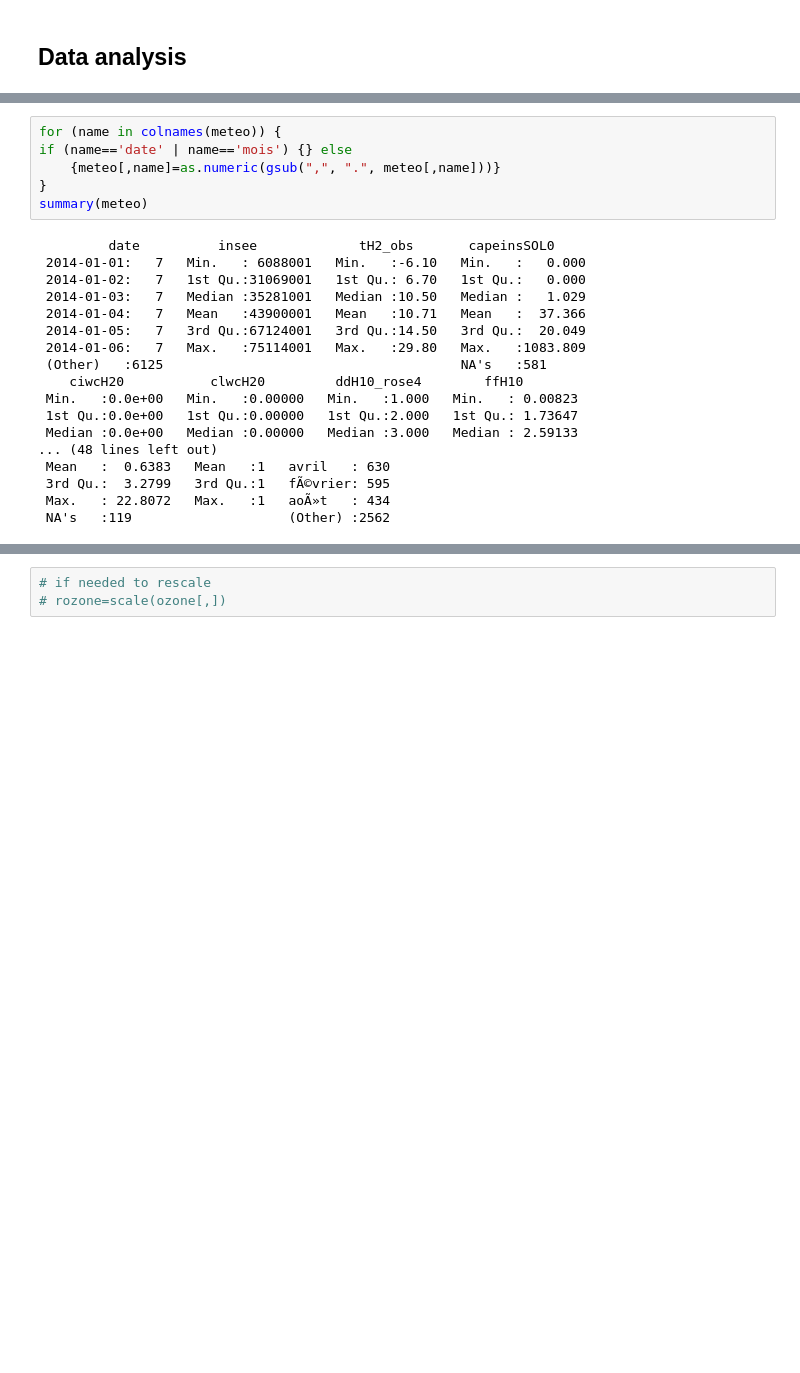
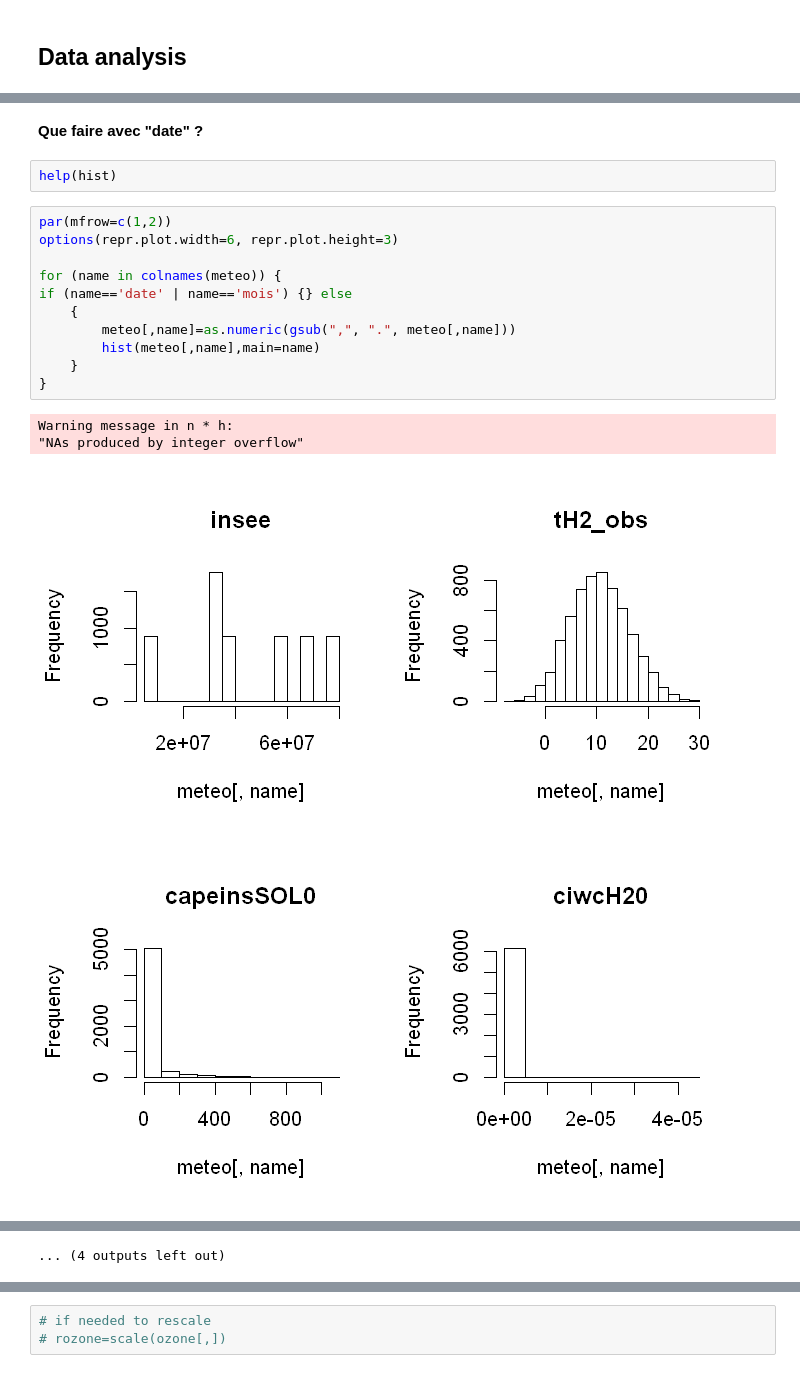
Before and after one commit to CangelosiQ/Defi, a Jupyter notebook: Data_Analysis_R.ipynb, the cells around one changed output, grey strips where cells are left out. Drawn from its saved outputs; the diff is of its cells as text; blank space fills up the shorter version.

```diff
--- a/Data_Analysis_R.ipynb
+++ b/Data_Analysis_R.ipynb
@@ -68,24 +75,20 @@ summary(meteo)
+# %% [markdown]
+**Que faire avec "date" ?**
+# %%
+help(hist)
 # %%
+par(mfrow=c(1,2))
+options(repr.plot.width=6, repr.plot.height=3)
+
 for (name in colnames(meteo)) {
 if (name=='date' | name=='mois') {} else
-    {meteo[,name]=as.numeric(gsub(",", ".", meteo[,name]))}
+    {
+        meteo[,name]=as.numeric(gsub(",", ".", meteo[,name]))
+        hist(meteo[,name],main=name)
+    }
 }
-summary(meteo)
 # %% [output]
-         date          insee             tH2_obs       capeinsSOL0
- 2014-01-01:   7   Min.   : 6088001   Min.   :-6.10   Min.   :   0.000
- 2014-01-02:   7   1st Qu.:31069001   1st Qu.: 6.70   1st Qu.:   0.000
- 2014-01-03:   7   Median :35281001   Median :10.50   Median :   1.029
- 2014-01-04:   7   Mean   :43900001   Mean   :10.71   Mean   :  37.366
- 2014-01-05:   7   3rd Qu.:67124001   3rd Qu.:14.50   3rd Qu.:  20.049
- 2014-01-06:   7   Max.   :75114001   Max.   :29.80   Max.   :1083.809
- (Other)   :6125                                      NA's   :581
-    ciwcH20           clwcH20         ddH10_rose4        ffH10
- Min.   :0.0e+00   Min.   :0.00000   Min.   :1.000   Min.   : 0.00823
- 1st Qu.:0.0e+00   1st Qu.:0.00000   1st Qu.:2.000   1st Qu.: 1.73647
- Median :0.0e+00   Median :0.00000   Median :3.000   Median : 2.59133
-... (48 lines left out)
- Mean   :  0.6383   Mean   :1   avril   : 630
- 3rd Qu.:  3.2799   3rd Qu.:1   fÃ©vrier: 595
- Max.   : 22.8072   Max.   :1   aoÃ»t   : 434
- NA's   :119                    (Other) :2562
+Warning message in n * h:
+"NAs produced by integer overflow"
+[figure, added]
+[figure, added]
@@ -91,0 +104 @@ summary(meteo)
+... (4 outputs left out)
```
Also changed, not shown: parts of 23 cells of this notebook.
